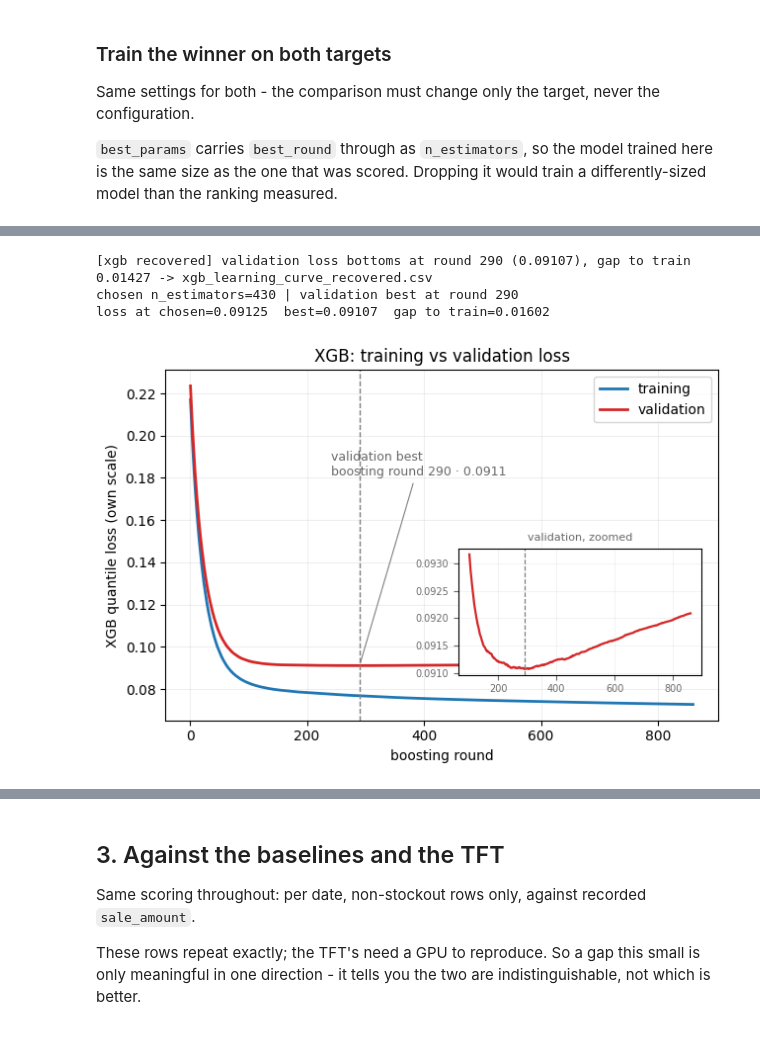
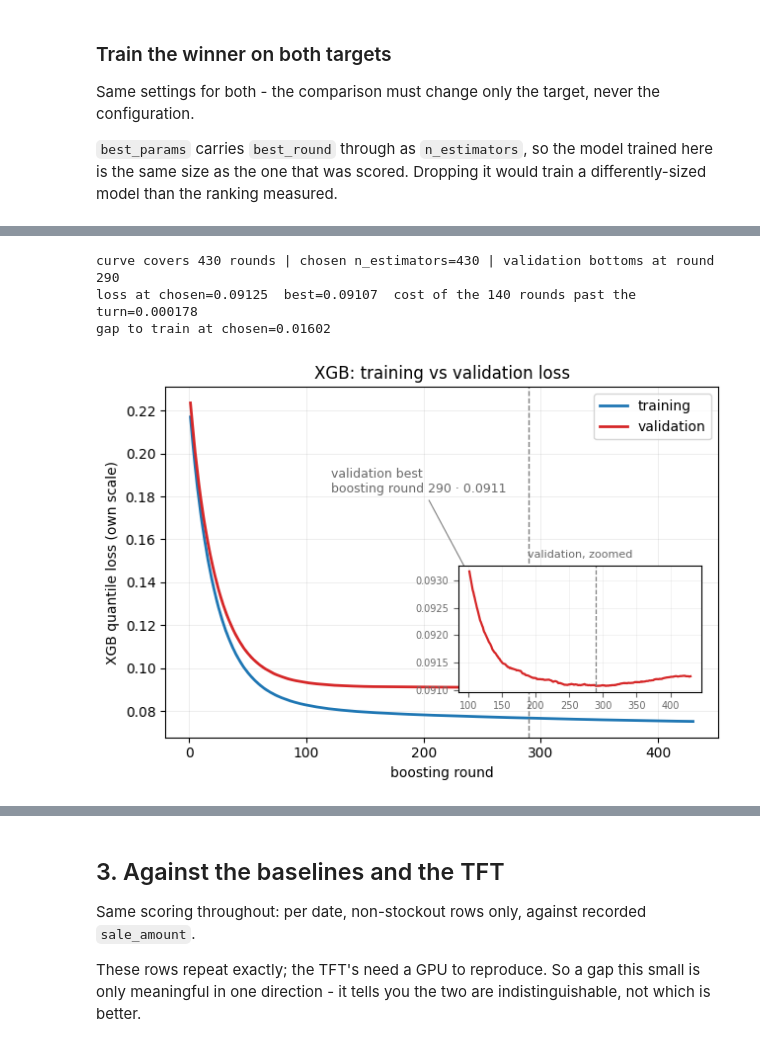
Before and after one commit to ACM40960/retail-demand-forecasting, a Jupyter notebook: notebooks/03_forecast_xgb.ipynb, the cells around one changed output, grey strips where cells are left out. Cells and saved outputs as stored; diff of their text form; code cells hidden in the pictures.

```diff
--- a/notebooks/03_forecast_xgb.ipynb
+++ b/notebooks/03_forecast_xgb.ipynb
@@ -102,7 +105,7 @@ slightly better at the one that matters.
 
 Budget two fits per config, and expect the low learning rates to run several times longer than 0.05.
 # %%
-TUNE = True   # False = load the saved ranking
+TUNE = False   # False = load the saved ranking
 
 tuning = (gbm.tune(daily) if TUNE
           else pd.read_csv(config.gbm_tuning("recovered")))
@@ -190,25 +195,25 @@ level.
 # %%
-CURVE = True   # False = load the saved curve
-
-# Runs past the winner's own round count on purpose, so the figure covers the region beyond it.
-curve = (gbm.learning_curve(daily, "recovered", n_estimators=max(500, BEST["n_estimators"] * 2),
-                            **{k: v for k, v in BEST.items() if k != "n_estimators"})
-         if CURVE else pd.read_csv(config.learning_curve_csv("xgb", "recovered")))
+# No fit here, and no flag. `gbm.run` above recorded the curve as a by-product of the fit it had to
+# do anyway, so this cell only reads what that wrote - one model instead of two.
+curve = pd.read_csv(config.learning_curve_csv("xgb", "recovered"))
 
 # The TFT writes its own curve on any fit with save_checkpoint=True. Absent until notebook 02 is
 # re-run on a GPU, so the figure renders with one panel or two depending on what exists.
 tft_path = config.learning_curve_csv("tft", "recovered")
 curves = {"xgb": curve} | ({"tft": pd.read_csv(tft_path)} if tft_path.exists() else {})
 
 chosen = BEST["n_estimators"]
-print(f"chosen n_estimators={chosen} | validation best at round "
-      f"{int(curve.loc[curve.validation.idxmin(), 'round'])}")
-print(f"loss at chosen={curve.loc[chosen - 1, 'validation']:.5f}  "
-      f"best={curve.validation.min():.5f}  gap to train={curve.loc[chosen - 1, 'gap']:.5f}")
+turn = int(curve.loc[curve.validation.idxmin(), "round"])
+at_chosen = float(curve.validation.iloc[chosen - 1])
+print(f"curve covers {len(curve)} rounds | chosen n_estimators={chosen} | "
+      f"validation bottoms at round {turn}")
+print(f"loss at chosen={at_chosen:.5f}  best={curve.validation.min():.5f}  "
+      f"cost of the {chosen - turn} rounds past the turn={at_chosen - curve.validation.min():.6f}")
+print(f"gap to train at chosen={curve.gap.iloc[chosen - 1]:.5f}")
 
 plots.plot_learning_curves(curves, save_path=config.PLOTS_DIR / "learning_curves.png")
 # %% [output]
-[xgb recovered] validation loss bottoms at round 290 (0.09107), gap to train 0.01427 -> xgb_learning_curve_recovered.csv
-chosen n_estimators=430 | validation best at round 290
-loss at chosen=0.09125  best=0.09107  gap to train=0.01602
+curve covers 430 rounds | chosen n_estimators=430 | validation bottoms at round 290
+loss at chosen=0.09125  best=0.09107  cost of the 140 rounds past the turn=0.000178
+gap to train at chosen=0.01602
-[figure, old version]
+[figure, new version]
```
Also changed, not shown: parts of 7 cells of this notebook, 44 other files.
